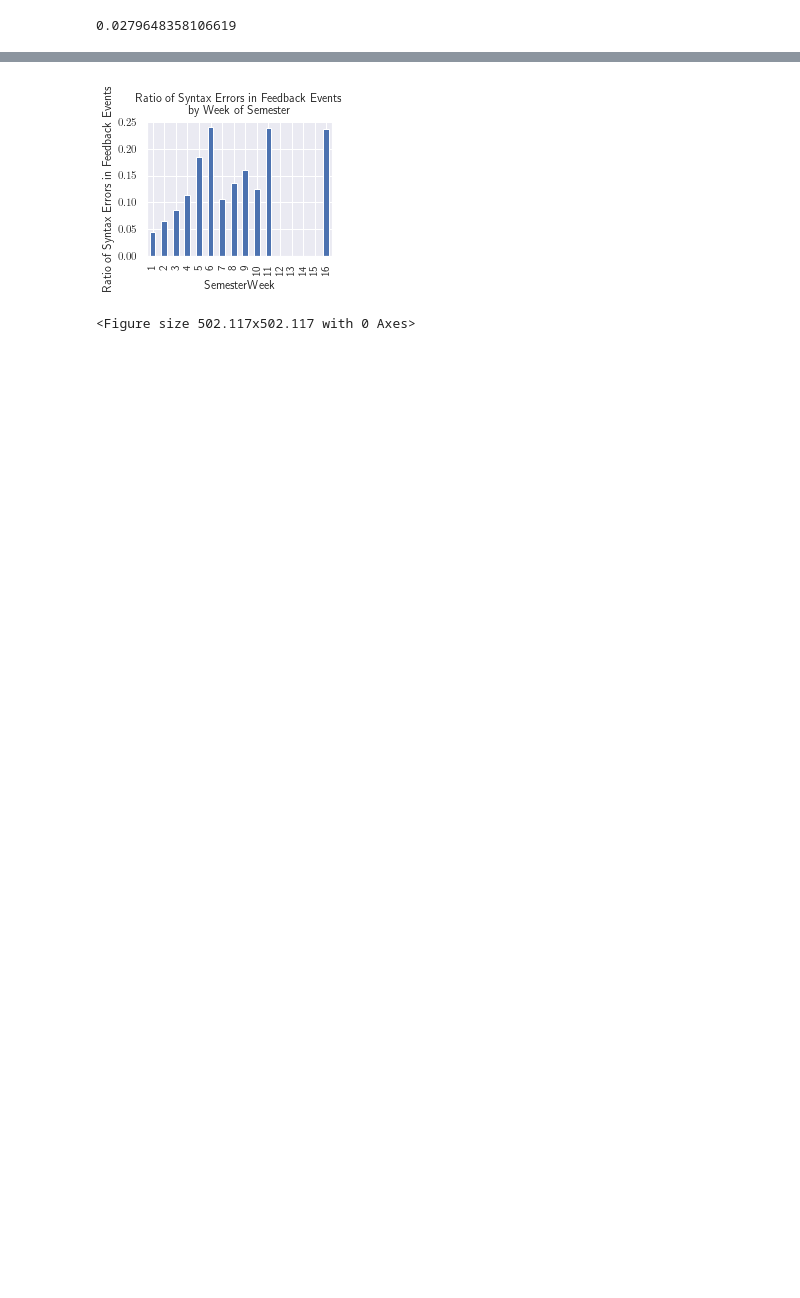
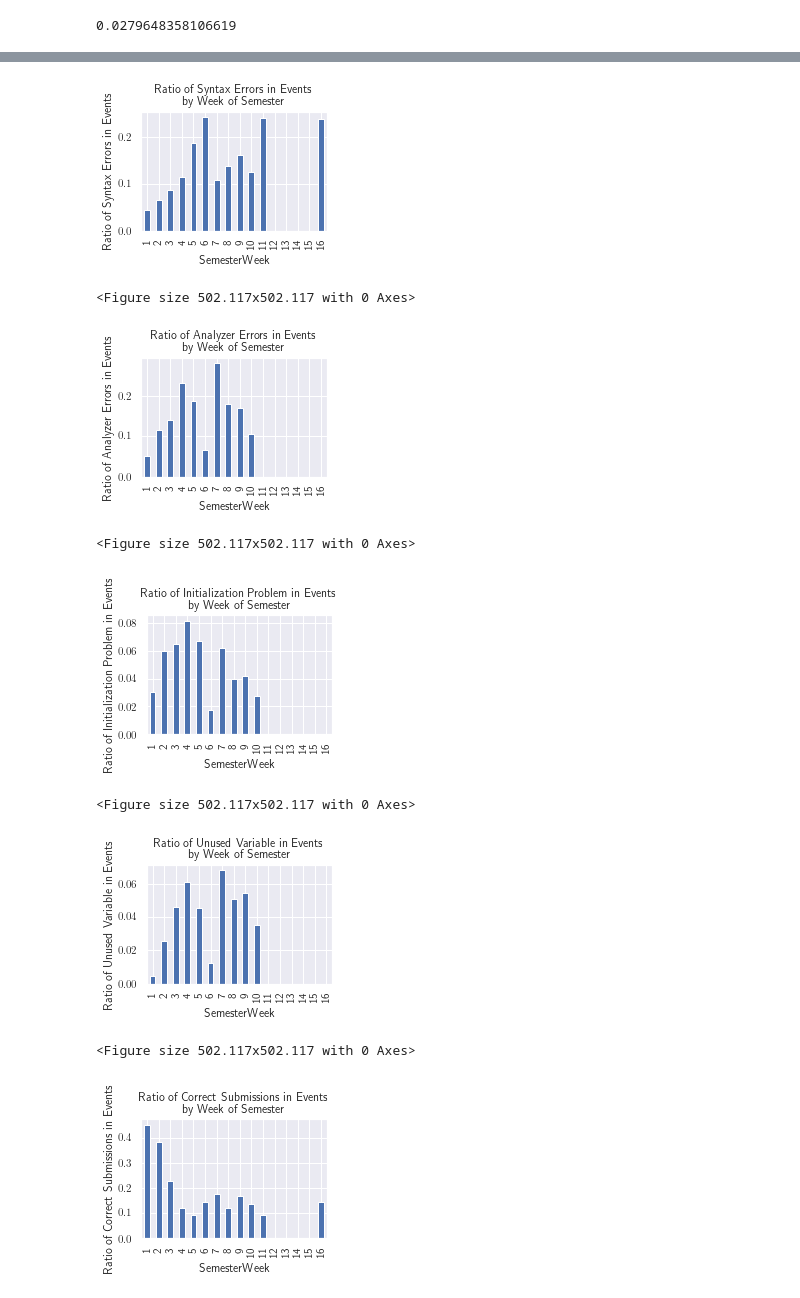
Before and after one commit to acbart/csedm20-paper-cs1-analysis, a Jupyter notebook: notebooks/Mistake Analysis.ipynb, the cells around one changed output, grey strips where cells are left out. Saved outputs shown, nothing was run; the diff lists cells and outputs as text; code cells hidden in the pictures; blank space fills up the shorter version.

Commit message:
Some figures, more progress

```diff
--- a/notebooks/Mistake Analysis.ipynb
+++ b/notebooks/Mistake Analysis.ipynb
@@ -1450,17 +1521,34 @@ generic_instructor_feedback.sum()
 # %%
-syntax_errors = submissions[submissions.InterventionType.str.startswith('Syntax')]
-semester_weeks = syntax_errors.assign(SemesterWeek=syntax_errors.ClientTimestamp.dt.week)
-totals = submissions.assign(SemesterWeek=submissions.ClientTimestamp.dt.week).groupby('SemesterWeek').SubjectID.count()
-weekly_syntax_errors = semester_weeks.groupby('SemesterWeek').SubjectID.count()/totals
-weekly_syntax_errors.index = (weekly_syntax_errors.index - FIRST_WEEK+1)
-weekly_syntax_errors = weekly_syntax_errors.reindex(range(1, 17), fill_value=0)
-plt.figure(figsize=(COLUMN_WIDTH, .75*COLUMN_WIDTH))
-plt.ylabel("Ratio of Syntax Errors in Feedback Events")
-plt.xlabel("Week into the Semester")
-plt.title("Ratio of Syntax Errors in Feedback Events\nby Week of Semester")
-weekly_syntax_errors.plot.bar()
-plt.show()
-save_figure('bar_ratio_syntax_errors.pdf')
+for category, label, filename in [('Syntax', 'Syntax Errors', 'syntax'),
+                                  ('Analyzer', 'Analyzer Errors', 'analyzer'),
+                                  ('Analyzer|Initialization Problem', 'Initialization Problem', 'initproblem'),
+                                  ('Analyzer|Unused Variable', 'Unused Variable', 'unusedvar'),
+                                  ('Complete', 'Correct Submissions', 'complete'),
+                                  ('instructor', 'Instructor Feedbacks', 'instructor'),
+                                  ('Runtime', 'Runtime Errors', 'runtime')]:
+    syntax_errors = submissions[submissions.InterventionType.str.startswith(category)]
+    # Have to trim out some bad data from weeks 12-15
+    scdw = syntax_errors.ClientTimestamp.dt.week
+    syntax_errors = syntax_errors[(scdw<11+FIRST_WEEK)|((14+FIRST_WEEK)<scdw)]
+    semester_weeks = syntax_errors.assign(SemesterWeek=syntax_errors.ClientTimestamp.dt.week)
+    totals = submissions.assign(SemesterWeek=submissions.ClientTimestamp.dt.week).groupby('SemesterWeek').SubjectID.count()
+    weekly_syntax_errors = semester_weeks.groupby('SemesterWeek').SubjectID.count()/totals
+    weekly_syntax_errors.index = (weekly_syntax_errors.index - FIRST_WEEK+1)
+    weekly_syntax_errors = weekly_syntax_errors.reindex(range(1, 17), fill_value=0)
+    plt.figure(figsize=(COLUMN_WIDTH, .66*COLUMN_WIDTH))
+    plt.ylabel(f"Ratio of {label} in Events")
+    plt.xlabel("Week into the Semester")
+    plt.title(f"Ratio of {label} in Events\nby Week of Semester")
+    weekly_syntax_errors.plot.bar()
+    plt.show()
+    save_figure(f'bar_ratio_{filename}_errors.pdf')
 # %% [output]
-[figure, old version]
+[figure, new version]
 <Figure size 502.117x502.117 with 0 Axes>
+[figure, added]
+<Figure size 502.117x502.117 with 0 Axes>
+[figure, added]
+<Figure size 502.117x502.117 with 0 Axes>
+[figure, added]
+<Figure size 502.117x502.117 with 0 Axes>
+[figure, added]
```
Also changed, not shown: parts of 22 cells of this notebook, 16 other files.
